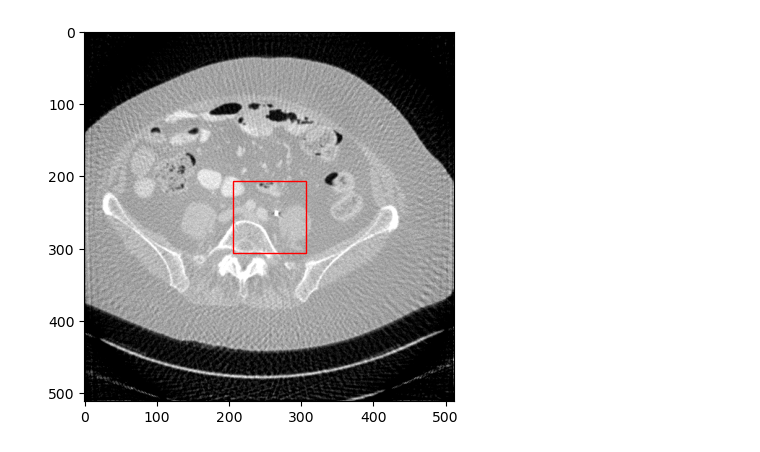
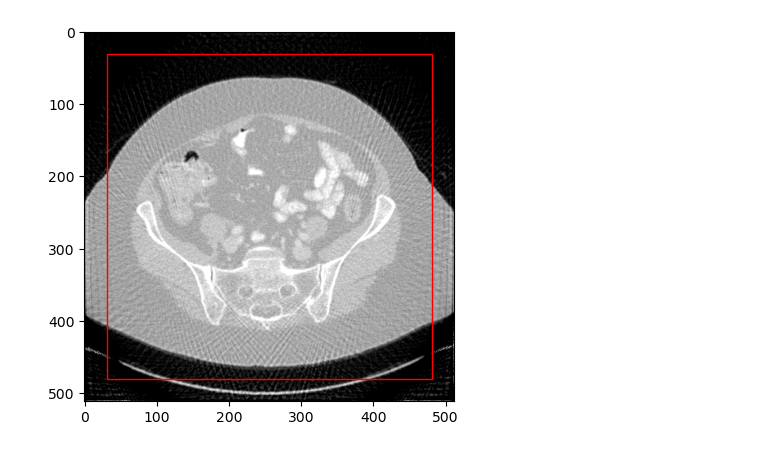
Before and after one commit to TeamEpochGithub/CTImageQuality, a Jupyter notebook: analysis/eda/crop.ipynb, the cells around one changed output. Drawn from its saved outputs; the diff is of its cells as text; code cells hidden in the pictures.

Commit message:
crop and random shuffle

```diff
--- a/analysis/eda/crop.ipynb
+++ b/analysis/eda/crop.ipynb
@@ -7,7 +7,7 @@ from tifffile import imread
 import numpy as np
 
 # Load your .tif image with tifffile's imread function
-numpy_image = imread(r'C:\EpochProjects\CTImageQuality\LDCTIQAG2023_train\image\0105.tif')
+numpy_image = imread(r'C:\EpochProjects\CTImageQuality\LDCTIQAG2023_train\image\0018.tif')
 
 numpy_image_normalized = (numpy_image - np.min(numpy_image)) / (np.max(numpy_image) - np.min(numpy_image))
 
@@ -15,30 +15,30 @@ numpy_image_normalized = (numpy_image - np.min(numpy_image)) / (np.max(numpy_ima
 # This assumes the image is in grayscale. If it's not, you may need to adjust this.
 image = Image.fromarray((numpy_image_normalized * 255).astype('uint8'), 'L')
 # %%
-crop_size = 100
+crop_size = 450
 # Define center crop
 center_crop = transforms.CenterCrop(crop_size)
 
 # Create a figure and axes
 fig, ax = plt.subplots(1)
 
 # Display the image
 ax.imshow(image, cmap='gray')  # Use appropriate colormap for your image
 
 # Create a Rectangle patch indicating the cropping area
  # Replace 224 with your crop size
 start_x = (image.width - crop_size) // 2
 start_y = (image.height - crop_size) // 2
 
 rect = patches.Rectangle((start_x, start_y), crop_size, crop_size,
                          linewidth=1, edgecolor='r', facecolor='none')
 
 # Add the rectangle to the Axes
 ax.add_patch(rect)
 
 plt.show()
 
 # Perform center crop
 cropped_image = center_crop(image)
 # %% [output]
-[figure, old version]
+[figure, new version]
```
Also changed, not shown: parts of 7 cells of this notebook, 3 other files.
